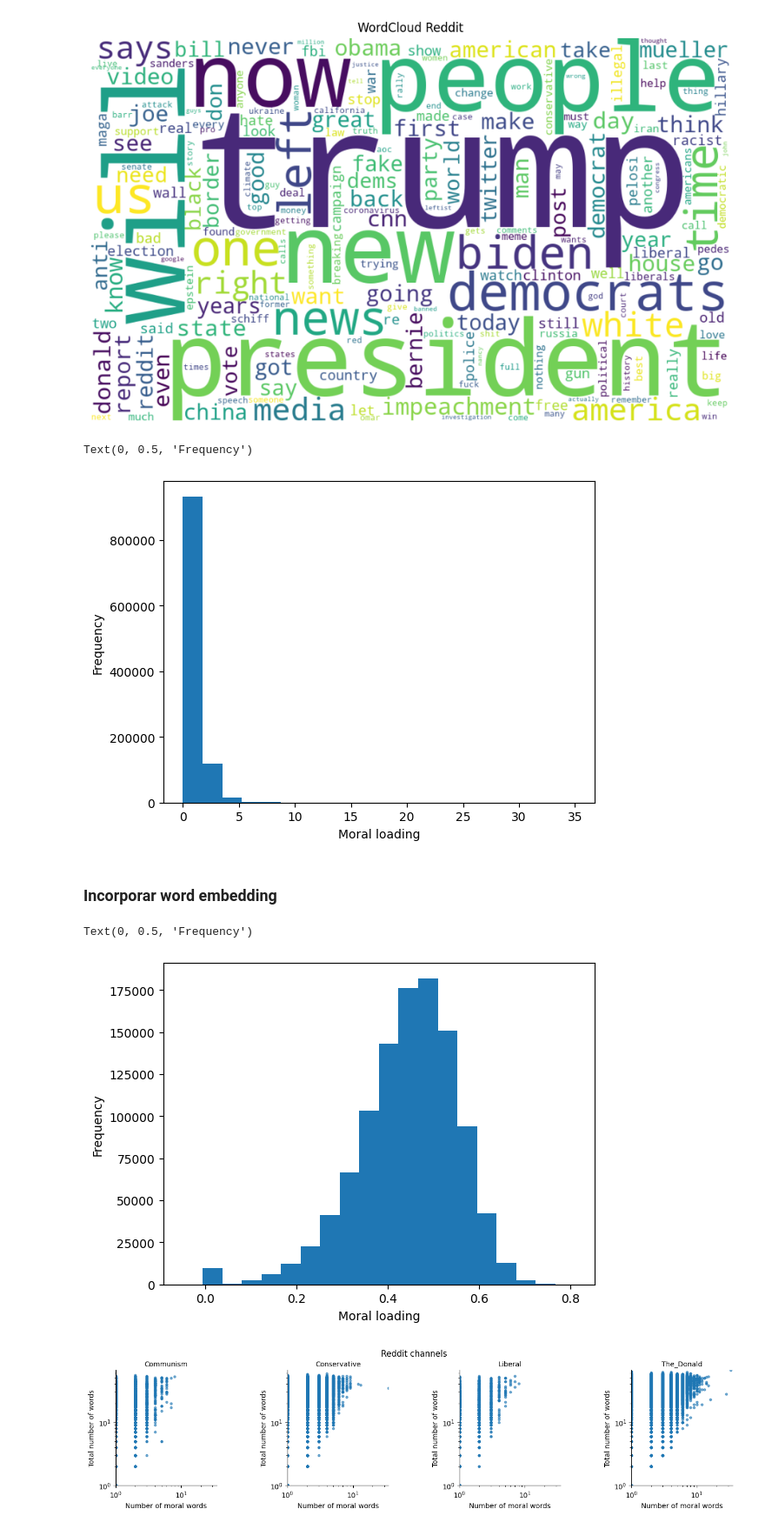
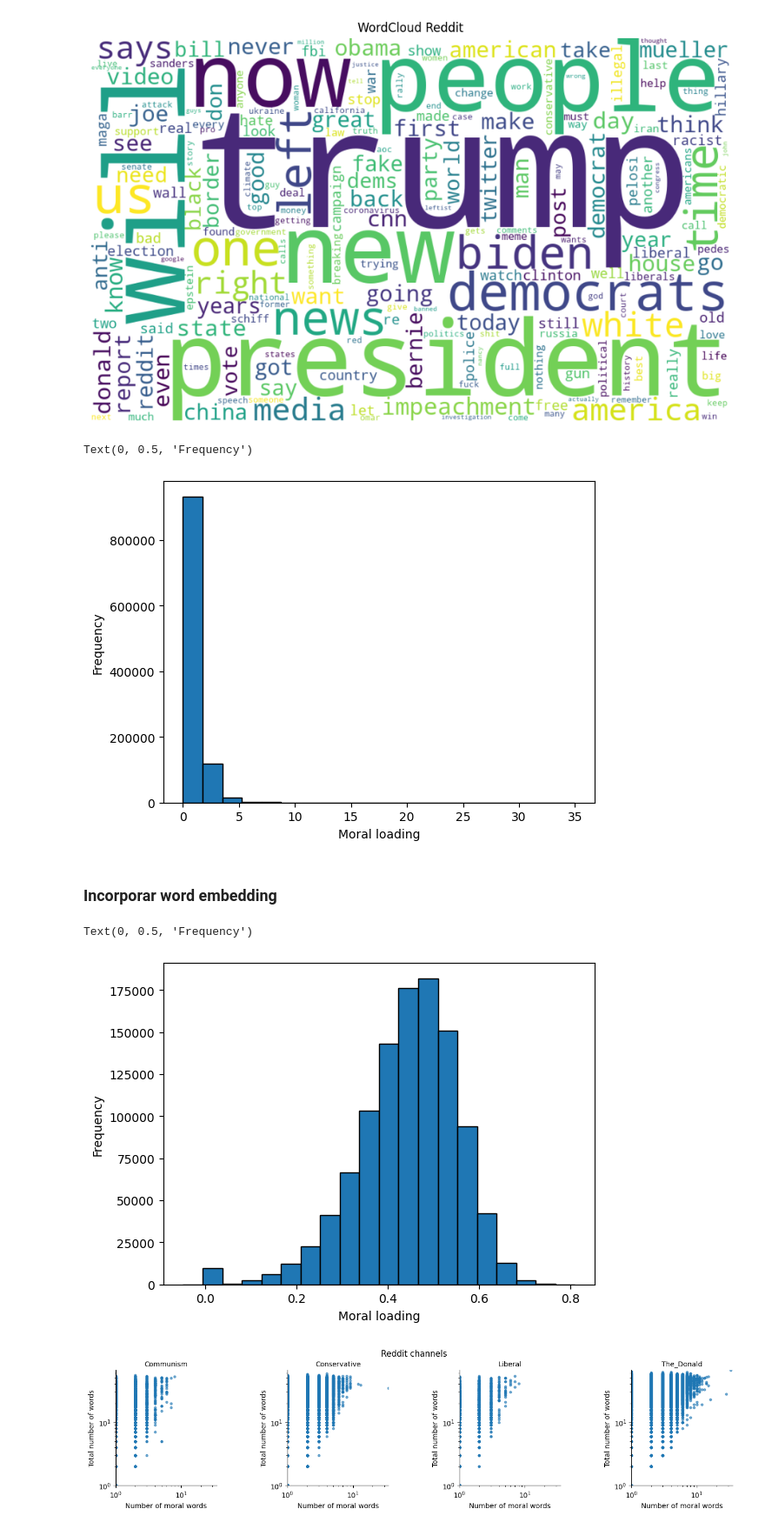
Before and after one commit to DiegoLeonG96/Scaling-laws-in-moral-dynamics-on-social-media, a Jupyter notebook: Exploration.ipynb, the cells around one changed output. Shown at 87% size. Saved outputs shown, nothing was run; the diff lists cells and outputs as text; code cells hidden in the pictures.

```diff
--- a/Exploration.ipynb
+++ b/Exploration.ipynb
@@ -852,23 +1036,23 @@ plt.show()
 # %% [output]
 [figure]
 # %%
-reddit_plots_data["moral_loading"].hist(bins=20, grid=False)
+reddit_plots_data["moral_loading"].hist(bins=20, edgecolor='k', grid=False)
 plt.xlabel("Moral loading")
 plt.ylabel("Frequency")
 # %% [output]
 Text(0, 0.5, 'Frequency')
-[figure, old version]
+[figure, new version]
 # %% [markdown]
 ### Incorporar word embedding
 # %%
 reddit_plots_data["ddr_moral_loading"] = [cosine_similarity(moral_words_vector.reshape(1, -1), get_representation_vector(kv, doc).reshape(1, -1))[0, 0] for doc in docs_reddit]
 # %%
-reddit_plots_data["ddr_moral_loading"].hist(bins=20, grid=False)
+reddit_plots_data["ddr_moral_loading"].hist(bins=20, edgecolor='k', grid=False)
 plt.xlabel("Moral loading")
 plt.ylabel("Frequency")
 # %% [output]
 Text(0, 0.5, 'Frequency')
-[figure, old version]
+[figure, new version]
 # %%
 fig, axes = plot_topics_grid(reddit_plots_data,
                             ["Number of moral words", "Total number of words"],
```
Also changed, not shown: parts of 14 cells of this notebook.
